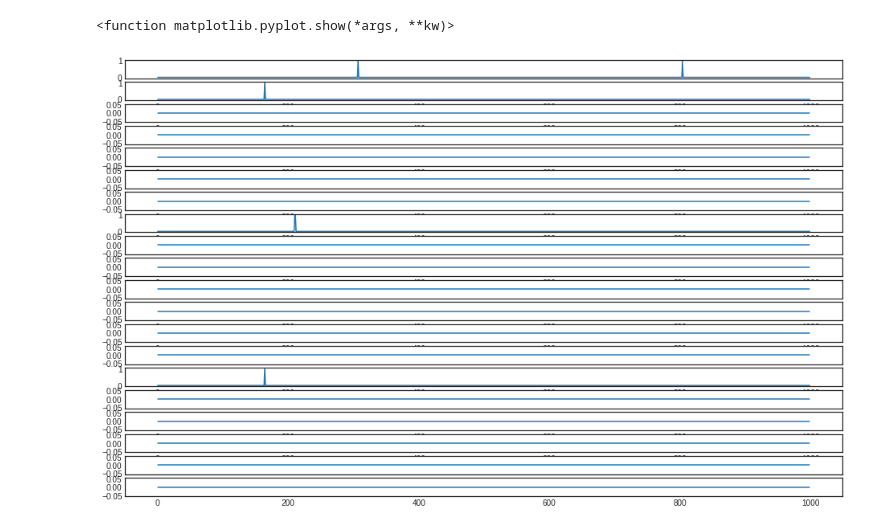
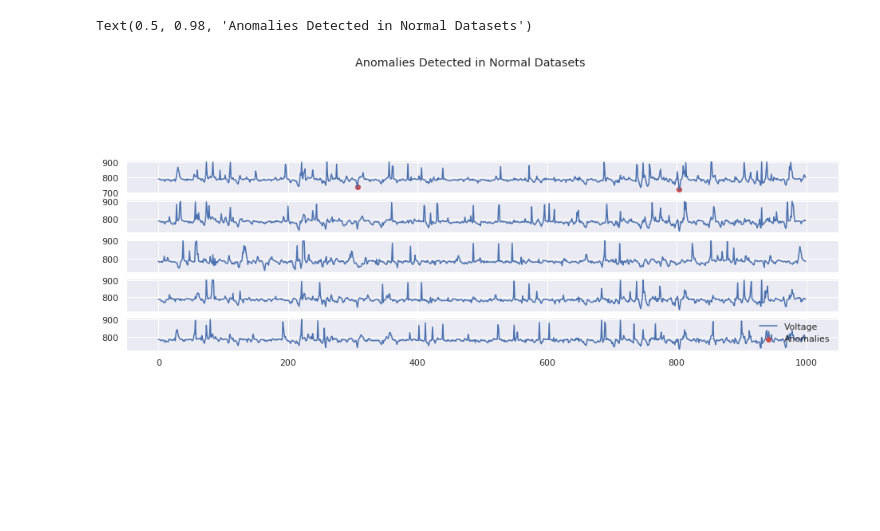
Before and after one commit to aggelstav/projects, a Jupyter notebook: AnomalyDetection/Gather all cases.ipynb, the cells around one changed output. Saved outputs shown, nothing was run; the diff lists cells and outputs as text; code cells hidden in the pictures; blank space fills up the shorter version.

```diff
--- a/AnomalyDetection/Gather all cases.ipynb
+++ b/AnomalyDetection/Gather all cases.ipynb
@@ -56,9 +69,18 @@ plt.plot(avg_thresh)
 # %%
-f = plt.figure(figsize=(16,10))
-i=0
-for df in df_error_list:
-    f.add_subplot(20,1,i+1)
-    plt.plot(df['voltage [V]'][:1000] < avg_thresh)
-    i +=1
-plt.show
+plt.figure(figsize=(16, 18))
+plt.suptitle("Anomalies Detected in Abnormal Datasets")
+i = 0
+
+for df in df_error_list[0:10:2]:
+    plt.subplot(20, 1, i + 1)
+
+    error = df['voltage [V]'][:1000] < avg_thresh
+    plt.plot(df['voltage [V]'][:1000], label='Voltage')
+    plt.scatter(range(1000),
+                np.where(error, df['voltage [V]'][:1000], None),
+                c='r',
+                label='Anomalies')
+
+    i += 1
+plt.legend(loc='best')
 # %% [output]
@@ -67,11 +89,18 @@ plt.show
 # %%
-f = plt.figure(figsize=(16,10))
-i=0
-for df in df_normal_list:
-    f.add_subplot(20,1,i+1)
-    plt.plot(df['voltage [V]'][:1000] < avg_thresh)
-    i +=1
-plt.show
+plt.figure(figsize=(16, 18))
+i = 0
+for df in df_normal_list[0:10:2]:
+    plt.subplot(20, 1, i + 1)
+    error = df['voltage [V]'][:1000] < avg_thresh
+    plt.plot(df['voltage [V]'][:1000], label='Voltage')
+    plt.scatter(range(1000),
+                np.where(error, df['voltage [V]'][:1000], None),
+                c='r',
+                label='Anomalies')
+
+    i += 1
+plt.legend(loc='best')
+plt.suptitle("Anomalies Detected in Normal Datasets")
 # %% [output]
-<function matplotlib.pyplot.show(*args, **kw)>
+Text(0.5, 0.98, 'Anomalies Detected in Normal Datasets')
-[figure, old version]
+[figure, new version]
```
Also changed, not shown: parts of 10 cells of this notebook, 6 other files.
